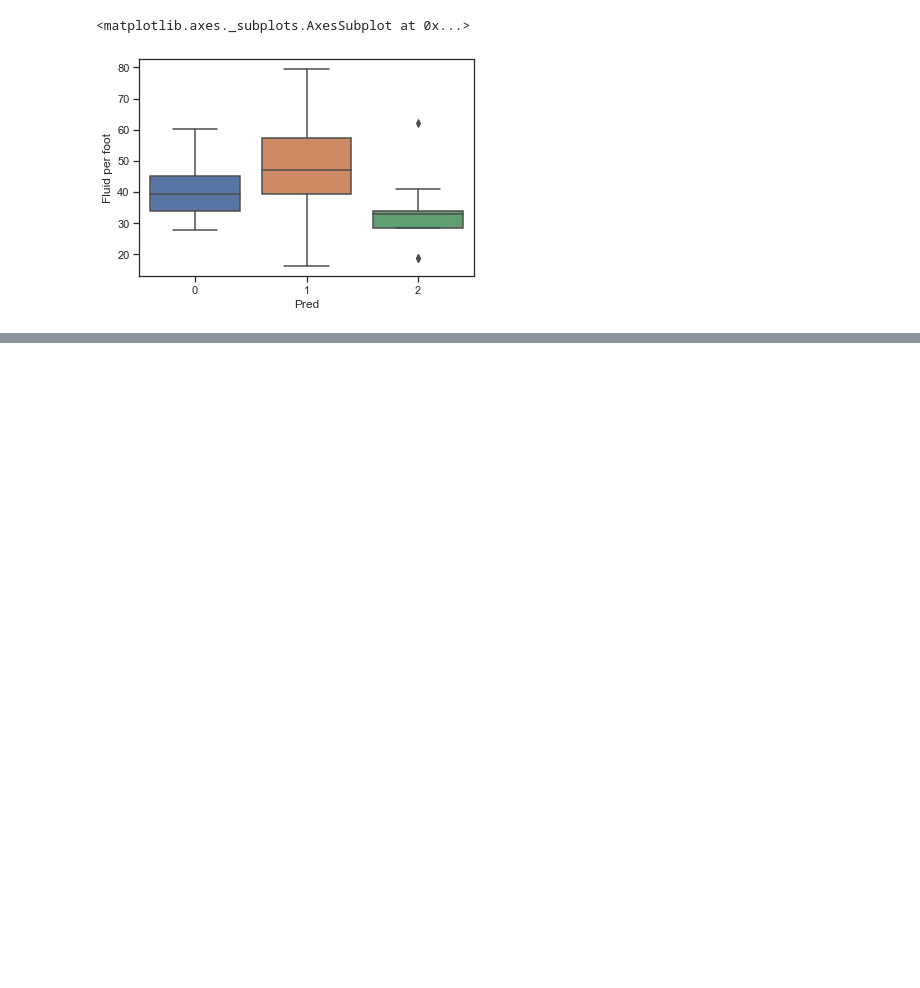
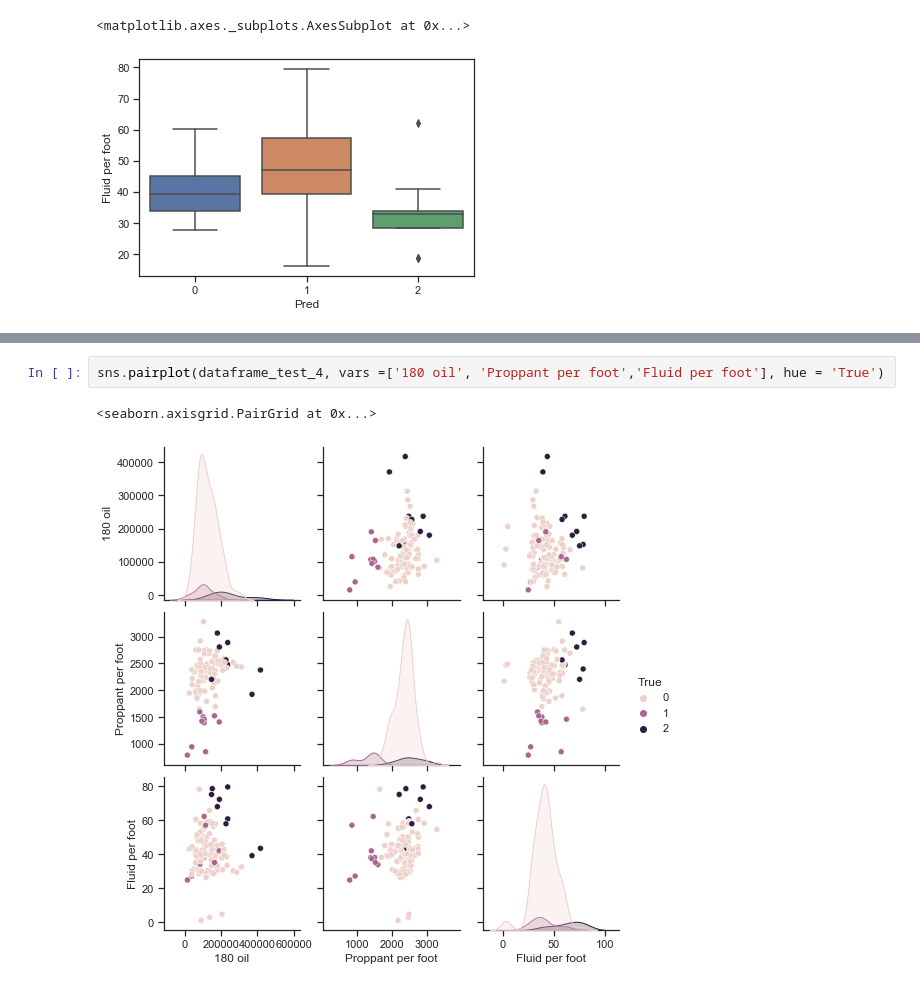
Before and after one commit to mjkhalaf/wolfcamp_DSA, a Jupyter notebook: hf.ipynb, the cells around one changed output, grey strips where cells are left out. Cells and saved outputs as stored; diff of their text form; blank space fills up the shorter version.

```diff
--- a/hf.ipynb
+++ b/hf.ipynb
@@ -1059,0 +1169,5 @@ sns.boxplot(x=dataframe_test_3['Pred'], y=dataframe_test_3['Fluid per foot'])
+# %%
+sns.pairplot(dataframe_test_4, vars =['180 oil', 'Proppant per foot','Fluid per foot'], hue = 'True')
+# %% [output]
+<seaborn.axisgrid.PairGrid at 0x...>
+[figure, added]
```
Also changed, not shown: parts of 14 cells of this notebook.
